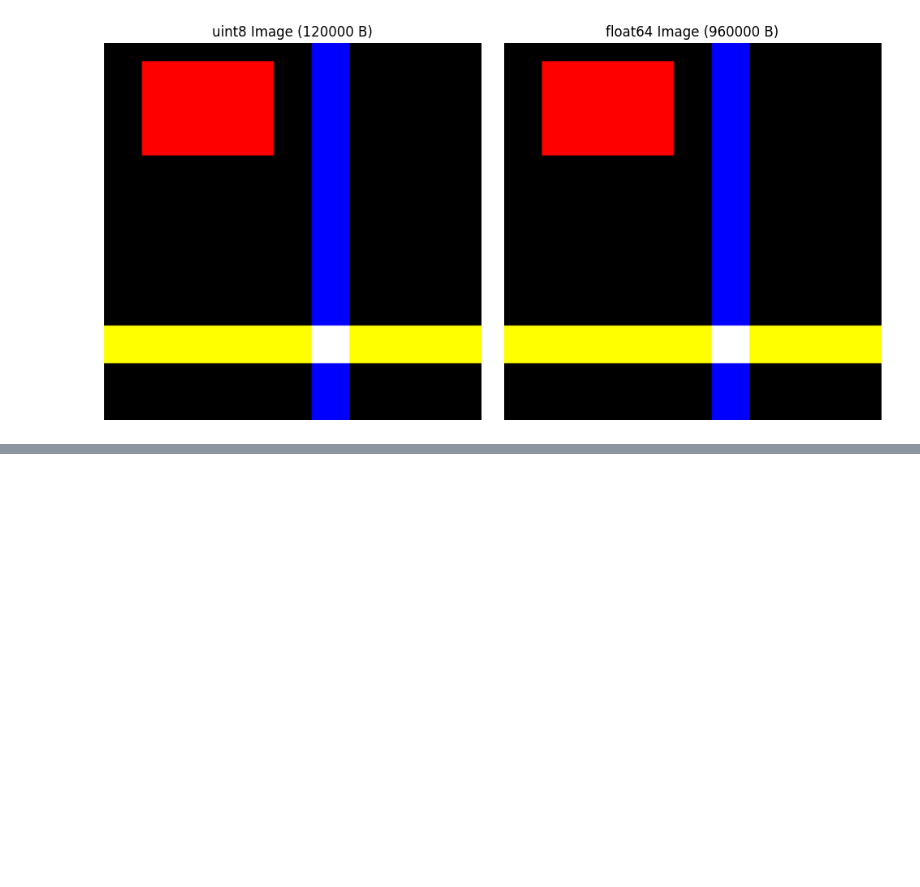
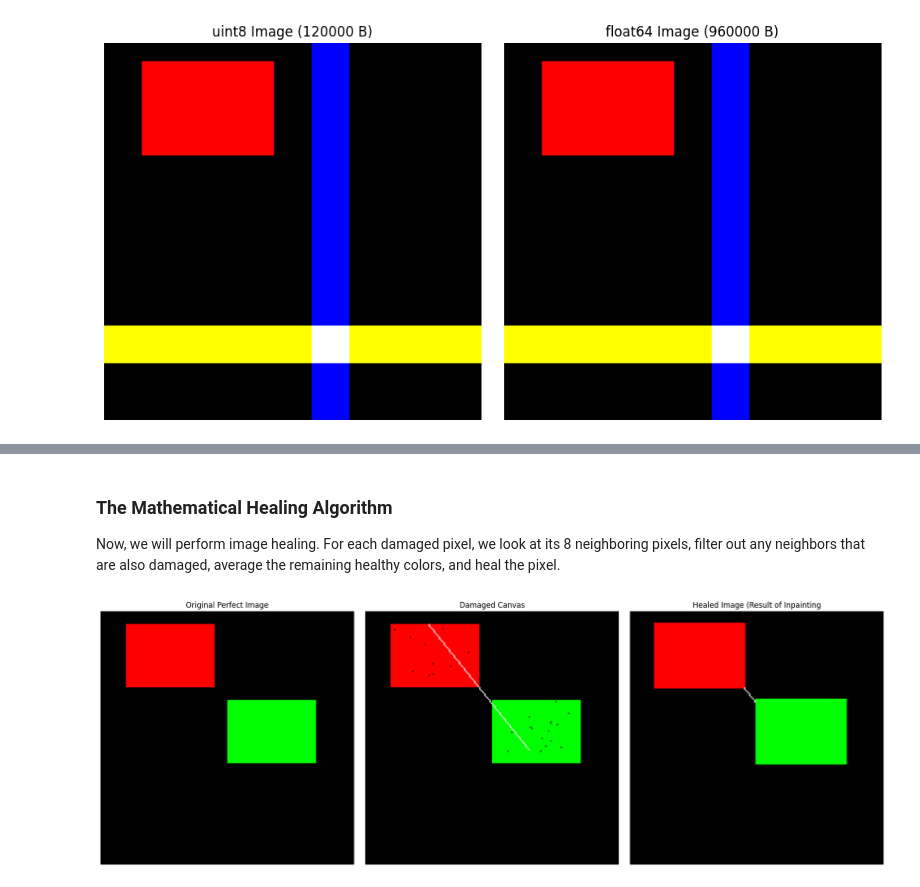
Before and after one commit to CBYERDECODE/image_pixel_manipulator, a Jupyter notebook: image_pixel_manipulator.ipynb, the cells around one changed output, grey strips where cells are left out. Cells and saved outputs as stored; diff of their text form; code cells hidden in the pictures; blank space fills up the shorter version.

```diff
--- a/image_pixel_manipulator.ipynb
+++ b/image_pixel_manipulator.ipynb
@@ -160,0 +219,56 @@ float64 uses 8.0x more memory than uint8!
+# %% [markdown]
+### The Mathematical Healing Algorithm
+Now, we will perform image healing. For each damaged pixel, we look at its 8 neighboring pixels, filter out any neighbors that are also damaged, average the remaining healthy colors, and heal the pixel.
+# %%
+def heal_image_matrix(damaged_img, mask):
+    """
+    Heals damaged pixels by replacing them with the average of their healthy immediate neighbors.
+    Uses pure, vectorized slicing offsets for blazing performance.
+    """
+    healed = damaged_img.copy().astype(np.float32)
+    h, w, c = damaged_img.shape
+
+    # Track coordinates of damaged pixels
+    y_indices, x_indices = np.where(mask)
+
+    for y, x in zip(y_indices, x_indices):
+        # Exclude border pixels to simplify coordinate offsets
+        if y == 0 or y >= h - 1 or x == 0 or x >= w - 1:
+            continue
+
+        # Extract 3x3 pixel neighborhood
+        neighborhood = damaged_img[y-1:y+2, x-1:x+2]
+        neighborhood_mask = mask[y-1:y+2, x-1:x+2]
+
+        # Get only the pixels that are NOT marked as damaged
+        healthy_pixels = neighborhood[~neighborhood_mask]
+
+        if len(healthy_pixels) > 0:
+            # Calculate average color of healthy neighbors
+            average_color = np.mean(healthy_pixels, axis=0)
+            healed[y, x] = average_color
+
+    return np.clip(healed, 0, 255).astype(np.uint8)
+
+# Execute the mathematical recovery pipeline
+restored_image = heal_image_matrix(damaged_image, damage_mask)
+
+# Compare Side-by-Side
+fig, axes = plt.subplots(1, 3, figsize=(18, 6))
+
+axes[0].imshow(clean_reference)
+axes[0].set_title("Original Perfect Image")
+axes[0].axis("off")
+
+axes[1].imshow(damaged_image)
+axes[1].set_title("Damaged Canvas")
+axes[1].axis("off")
+
+axes[2].imshow(restored_image)
+axes[2].set_title("Healed Image (Result of Inpainting")
+axes[2].axis("off")
+
+plt.tight_layout()
+plt.show()
+# %% [output]
+[figure, added]
```
Also changed, not shown: parts of 13 cells of this notebook.
